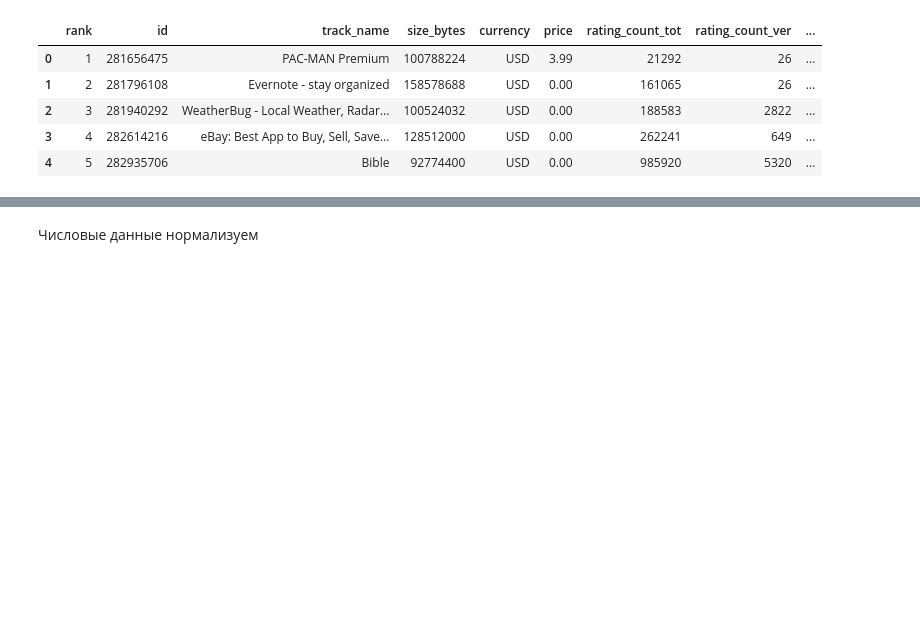
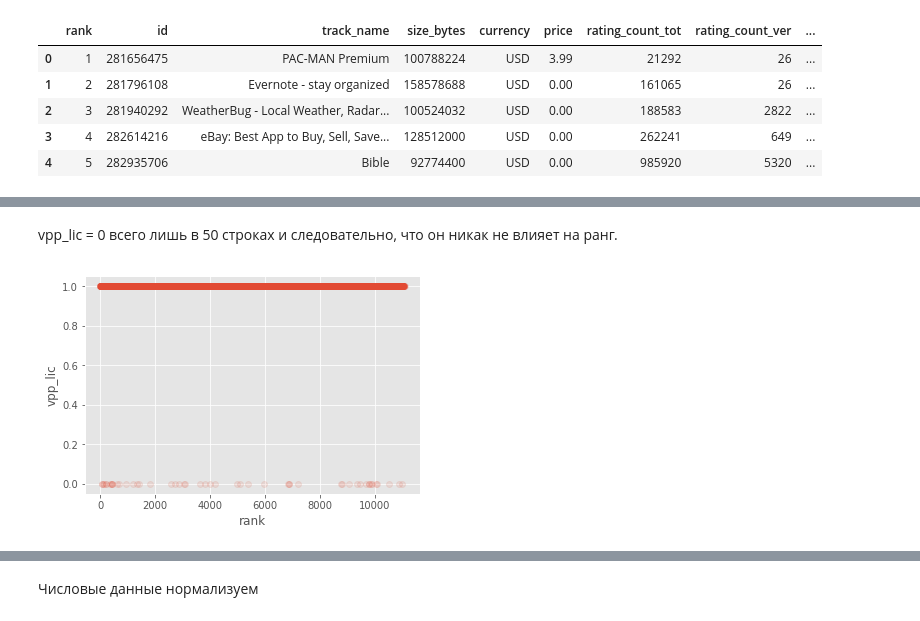
Before and after one commit to RyabininK4/MachineLearning, a Jupyter notebook: Lab.ipynb, the cells around one changed output, grey strips where cells are left out. Cells and saved outputs as stored; diff of their text form; code cells hidden in the pictures; blank space fills up the shorter version.

```diff
--- a/Lab.ipynb
+++ b/Lab.ipynb
@@ -61,0 +58,9 @@ print(data['vpp_lic'].unique())
+# %% [markdown]
+vpp_lic = 0 всего лишь в 50 строках и следовательно, что он никак не влияет на ранг.
+# %%
+plt.plot(data['rank'], data['vpp_lic'], 'o', alpha=0.1)
+plt.xlabel('rank')
+plt.ylabel('vpp_lic')
+pass
+# %% [output]
+[figure, added]
```
Also changed, not shown: parts of 47 cells of this notebook.
